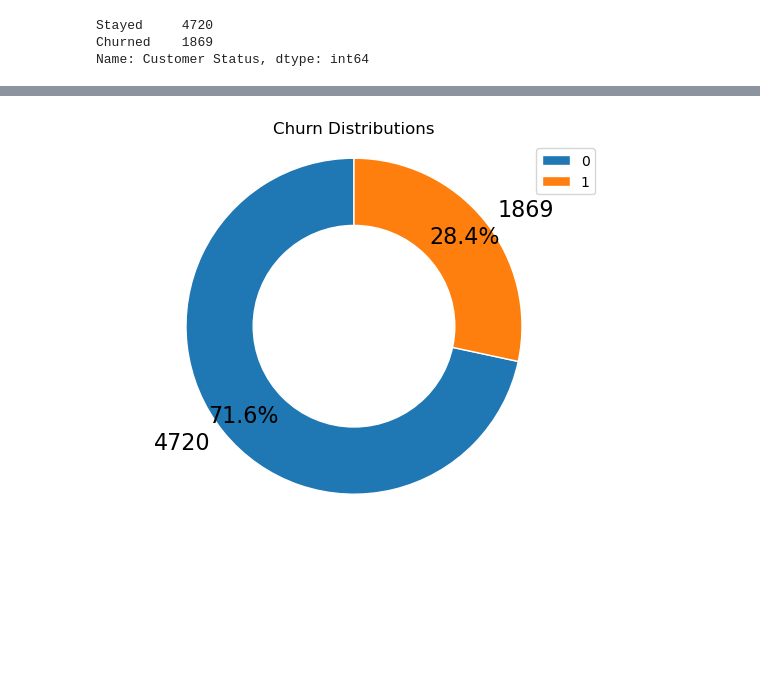
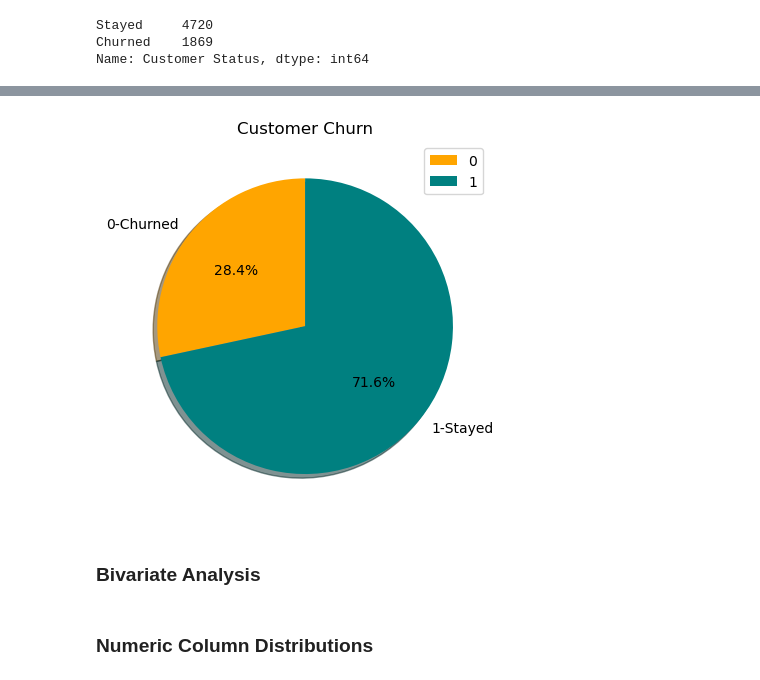
Before and after one commit to KoriMigan/Churn-Telecom-Project, a Jupyter notebook: index.ipynb, the cells around one changed output, grey strips where cells are left out. Saved outputs shown, nothing was run; the diff lists cells and outputs as text; code cells hidden in the pictures; blank space fills up the shorter version.

```diff
--- a/index.ipynb
+++ b/index.ipynb
@@ -315,28 +347,19 @@ df.head()
-# %%
-# Get the counts of each category from the 'customerstatus' column
-category_counts = df['Category'].value_counts()
-
-# Create a pie chart with the category counts
-plt.pie(
-    category_counts,
-    labels=category_counts,
-    autopct='%1.1f%%',  # Display percentage values with one decimal place
-    startangle=90,  # Start the first slice at 90 degrees (top of the circle)
-    wedgeprops={'edgecolor': 'white'},  # Add white edge color to the chart slices
-    pctdistance=0.85,  # Adjust the distance of percentage labels from the center
-    textprops={'fontsize': 16}  # Set the font size of the labels
-)
-# Create a white circle in the center to make it a donut-like pie chart
-circle = plt.Circle((0, 0), 0.6, color='white')
-fig = plt.gcf()
-fig.gca().add_artist(circle)
-# Set the title of the chart
-plt.title("Churn Distributions")
-# Add a legend with the labels
-plt.legend(labels=category_counts.index, loc='best')
-# Ensure the pie chart is drawn as a circle
-plt.axis('equal')
-# Display the chart
-plt.show()
-# %% [output]
-[figure, removed]
+# %%
+labels = '0-Churned','1-Stayed'
+
+# Calculate the category counts
+category_counts = df['Category'].value_counts()
+
+sizes = [len(df[df['Category']==1])/len(df)*100,len(df[df['Category']==0])/len(df)*100]
+fig1, ax1 = plt.subplots()
+ax1.pie(sizes, labels=labels, autopct='%1.1f%%',shadow=True, startangle=90,colors= ['orange','teal'])
+ax1.set(aspect = 'equal',title = 'Customer Churn')  # Equal aspect ratio ensures that pie is drawn as a circle.
+# Add a legend with the labels
+plt.legend(labels=category_counts.index, loc='best')
+plt.show()
+# %% [output]
+[figure, added]
+# %% [markdown]
+### Bivariate Analysis
+# %% [markdown]
+### Numeric Column Distributions
```
Also changed, not shown: parts of 14 cells of this notebook.
